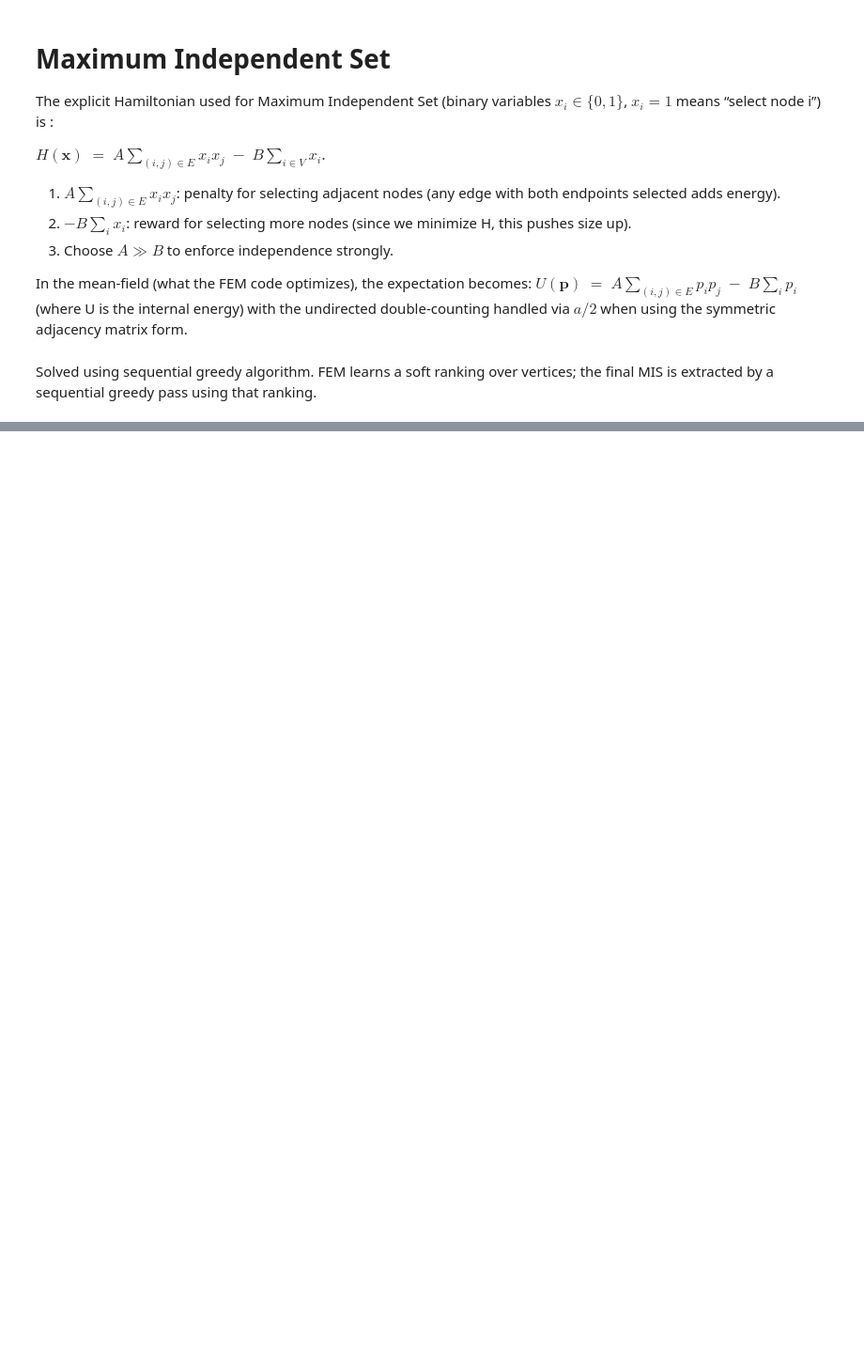
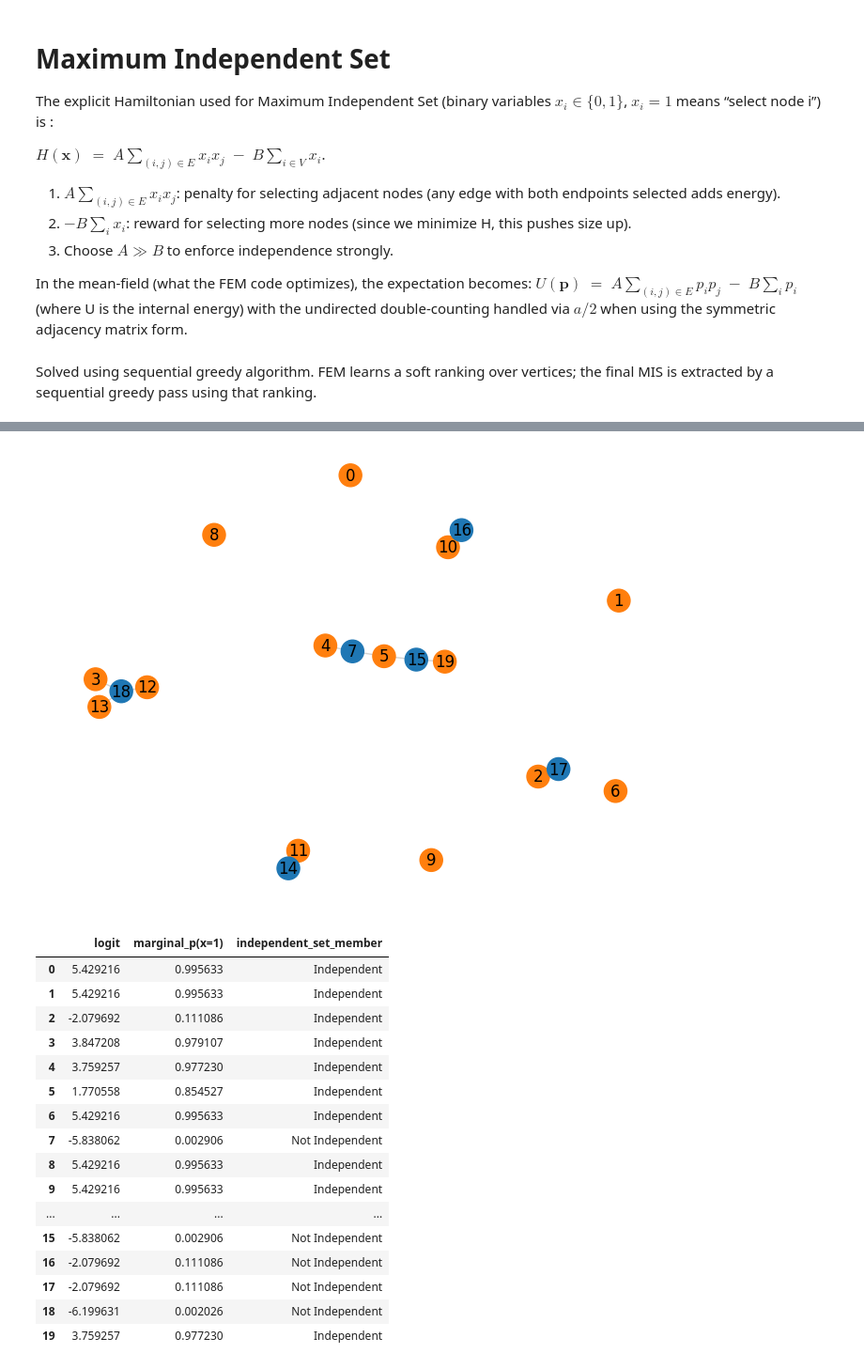
Before and after one commit to ronitd2002/QeFEM, a Jupyter notebook: hamiltonians/MIS-trial-run.ipynb, the cells around one changed output, grey strips where cells are left out. Shown at 94% size. Cells and saved outputs as stored; diff of their text form; code cells hidden in the pictures; blank space fills up the shorter version.

```diff
--- a/hamiltonians/MIS-trial-run.ipynb
+++ b/hamiltonians/MIS-trial-run.ipynb
@@ -51,9 +59,12 @@ def S_bernoulli(p, eps=1e-12):
 # %%
+def S_bernoulli(p, eps=1e-12):
+    p = p.clamp(eps, 1 - eps)
+    return -(p * p.log() + (1 - p) * (1 - p).log()).sum(1)
 def mis_energy(W, p, A=10.0, B=1.0):
-    viol = ((p @ W) * p).sum(1) / 2.0 # violation term
-    size = p.sum(1)
-    return A * viol - B * size
+    # As per hamiltonian definition
+    return A * (((p @ W) * p).sum(1) / 2.0) - B * p.sum(1)
 
+# Constraint repair heuristic and violation counting
 def greedy_repair_mis_from_probs(G, p_vec):
     order = np.argsort(-p_vec)  # descending p
     blocked = set()
@@ -67,7 +78,6 @@ def greedy_repair_mis_from_probs(G, p_vec):
         for nb in G.neighbors(i):
             blocked.add(nb)
     return x
-
 def count_violations(W_np, x):
     x = x.astype(np.float32)
     return float(((x @ W_np) * x).sum() / 2.0)
@@ -158,0 +162,33 @@ p_mean: 0.03242586553096771 p_max: 0.03766738250851631 p_min: 0.0300165694206953
+# %%
+import pandas as pd
+def mis_marginals_dataframe(h_best, p_best):
+    n = len(h_best)
+    df = pd.DataFrame({
+        "logit": h_best,
+        "marginal_p(x=1)": p_best,
+        "independent_set_member": ["Independent" if x == 1 else "Not Independent" for x in x_best]
+    })
+    return df
+
+df_mis = mis_marginals_dataframe(h_best, p_best)
+draw_graph_with_mis(G, x_best)
+df_mis
+# %% [output]
+[figure, added]
+|  | logit | marginal_p(x=1) | independent_set_member |
+| 0 | 5.429216 | 0.995633 | Independent |
+| 1 | 5.429216 | 0.995633 | Independent |
+| 2 | -2.079692 | 0.111086 | Independent |
+| 3 | 3.847208 | 0.979107 | Independent |
+| 4 | 3.759257 | 0.977230 | Independent |
+| 5 | 1.770558 | 0.854527 | Independent |
+| 6 | 5.429216 | 0.995633 | Independent |
+| 7 | -5.838062 | 0.002906 | Not Independent |
+| 8 | 5.429216 | 0.995633 | Independent |
+| 9 | 5.429216 | 0.995633 | Independent |
+| ... | ... | ... | ... |
+| 15 | -5.838062 | 0.002906 | Not Independent |
+| 16 | -2.079692 | 0.111086 | Not Independent |
+| 17 | -2.079692 | 0.111086 | Not Independent |
+| 18 | -6.199631 | 0.002026 | Not Independent |
+| 19 | 3.759257 | 0.977230 | Independent |
```
Also changed, not shown: parts of 4 cells of this notebook, 1 other file.
